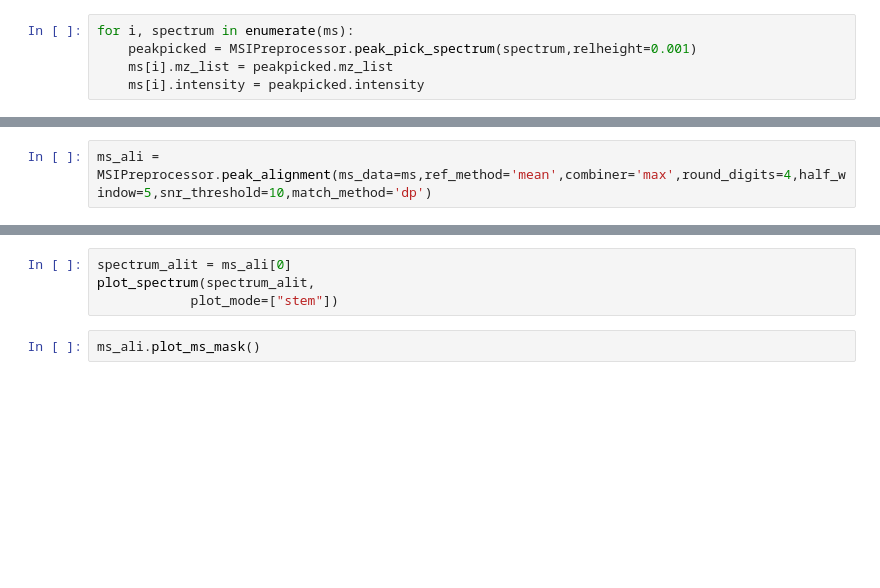
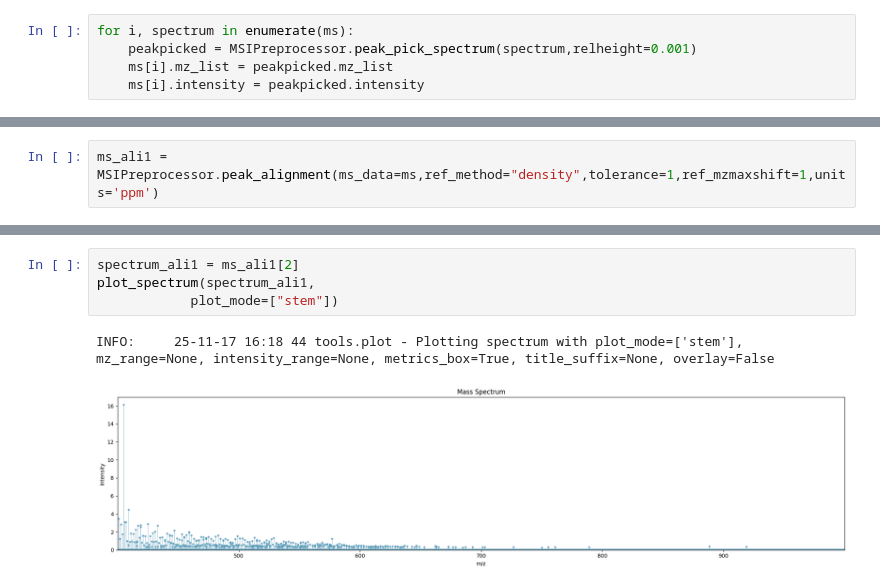
Before and after one commit to NeoNexusX/MassFlow, a Jupyter notebook: example.ipynb, the cells around one changed output, grey strips where cells are left out. Drawn from its saved outputs; the diff is of its cells as text; blank space fills up the shorter version.

```diff
--- a/example.ipynb
+++ b/example.ipynb
@@ -60,2 +98,2 @@ plot_spectrum(spectrum_alit,
 # %%
-ms_ali = MSIPreprocessor.peak_alignment(ms_data=ms,ref_method='mean',combiner='max',round_digits=4,half_window=5,snr_threshold=10,match_method='dp')
+ms_ali1 = MSIPreprocessor.peak_alignment(ms_data=ms,ref_method="density",tolerance=1,ref_mzmaxshift=1,units='ppm')
@@ -62,6 +112,7 @@ ms_ali = MSIPreprocessor.peak_alignment(ms_data=ms,ref_method='mean',combiner='m
 # %%
-spectrum_alit = ms_ali[0]
-plot_spectrum(spectrum_alit,
+spectrum_ali1 = ms_ali1[2]
+plot_spectrum(spectrum_ali1,
             plot_mode=["stem"])
+# %% [output]
+INFO:     25-11-17 16:18 44 tools.plot - Plotting spectrum with plot_mode=['stem'], mz_range=None, intensity_range=None, metrics_box=True, title_suffix=None, overlay=False
+[figure, added]
-# %%
-ms_ali.plot_ms_mask()
```
Also changed, not shown: parts of 7 cells of this notebook, 4 other files.
